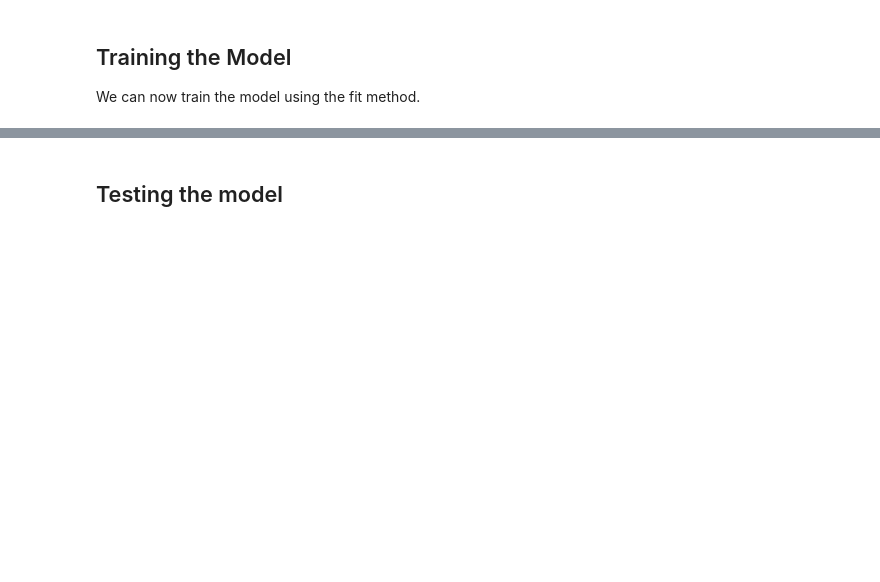
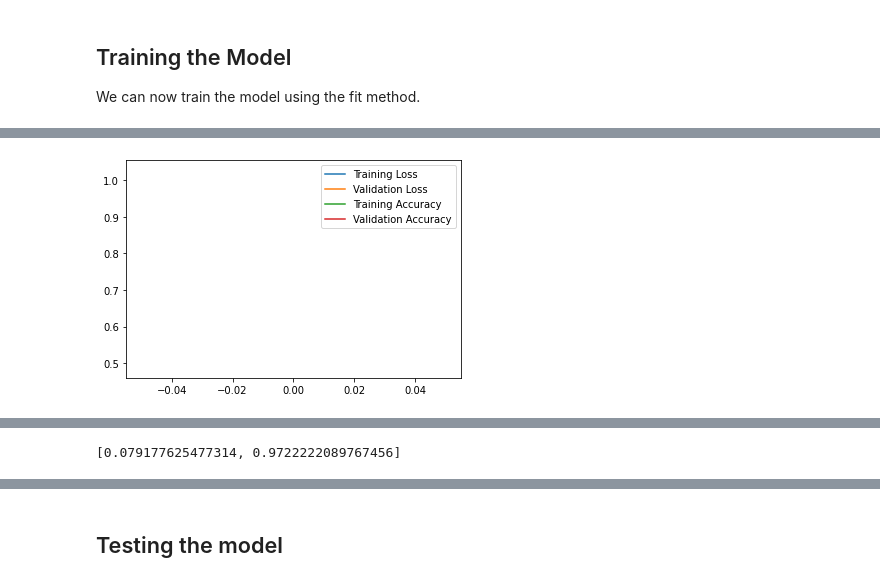
Before and after one commit to LouisHernandez17/model_cnn, a Jupyter notebook: model_test.ipynb, the cells around one changed output, grey strips where cells are left out. Cells and saved outputs as stored; diff of their text form; code cells hidden in the pictures; blank space fills up the shorter version.

```diff
--- a/model_test.ipynb
+++ b/model_test.ipynb
@@ -54,7 +55,7 @@ We can now train the model using the fit method.
 # %%
 
 lstm=Turtlebot_LSTM()
-cb_list_lstm=[tf.keras.callbacks.EarlyStopping(monitor='val_loss',patience=30),tf.keras.callbacks.ModelCheckpoint('lstm_model/checkpoint_lstm.h5',monitor='val_loss',save_best_only=True,save_weights_only=True)]
+cb_list_lstm=[tf.keras.callbacks.ModelCheckpoint('lstm_model/checkpoint_lstm_new.h5',monitor='val_loss',save_best_only=True,save_weights_only=True)]#tf.keras.callbacks.EarlyStopping(monitor='val_loss',patience=50),
 lstm.compile(optimizer='adam',loss='categorical_crossentropy',metrics=[tf.keras.metrics.CategoricalAccuracy()])
-hist_lstm=lstm.fit(train,epochs=500,callbacks=cb_list_lstm,verbose=1,validation_data=validation)
+hist_lstm=lstm.fit(train,epochs=1,callbacks=cb_list_lstm,verbose=1,validation_data=validation)
 # %% [output]
@@ -62,8 +63,12 @@ TypeError: super(type, obj): obj must be an instance or subtype of type
 # %%
+lstm.load_weights('lstm_model/checkpoint_lstm.h5')
 plt.figure()
 plt.plot(hist_lstm.history['loss'],label='Training Loss')
 plt.plot(hist_lstm.history['val_loss'],label='Validation Loss')
 plt.plot(hist_lstm.history['categorical_accuracy'],label='Training Accuracy')
 plt.plot(hist_lstm.history['val_categorical_accuracy'],label='Validation Accuracy')
 plt.legend()
 plt.show()
+lstm.evaluate(test)
+# %% [output]
+[figure, added]
@@ -70,2 +76,3 @@ plt.show()
+[0.079177625477314, 0.9722222089767456]
 # %%
 cnn=Turtlebot_CNN()
```
Also changed, not shown: parts of 7 cells of this notebook.
